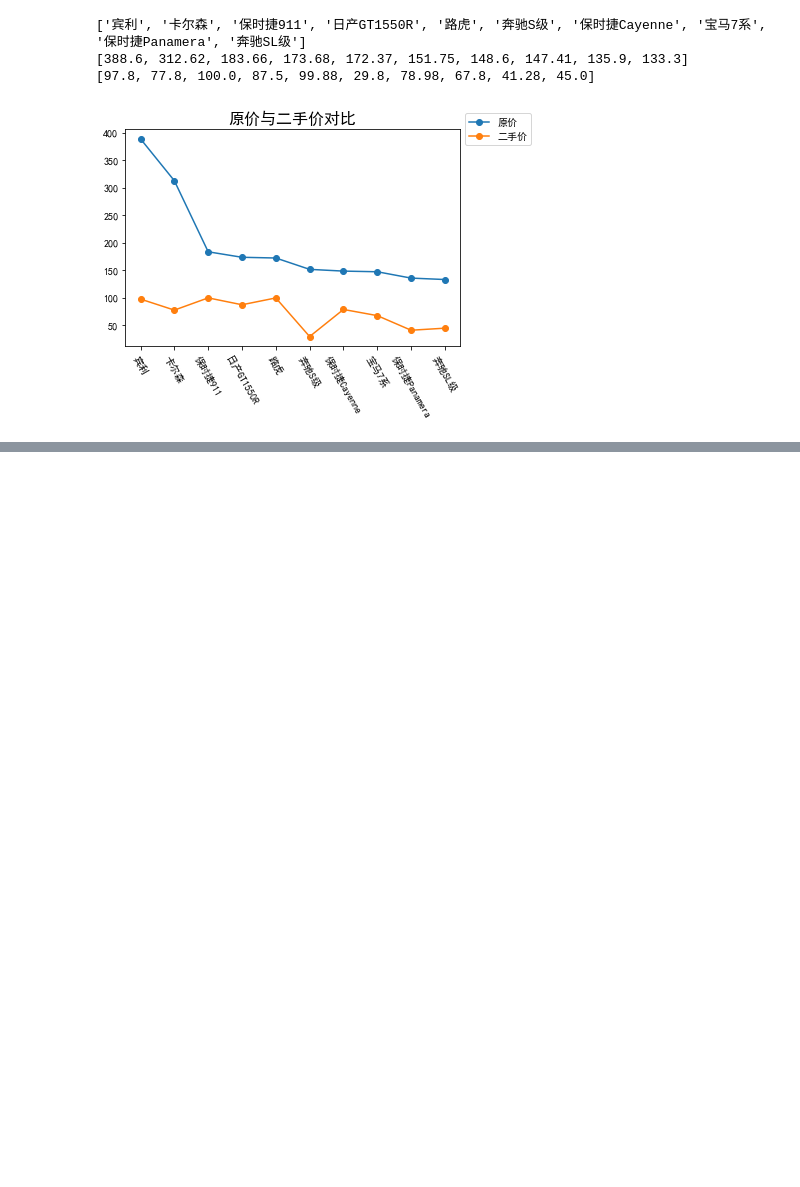
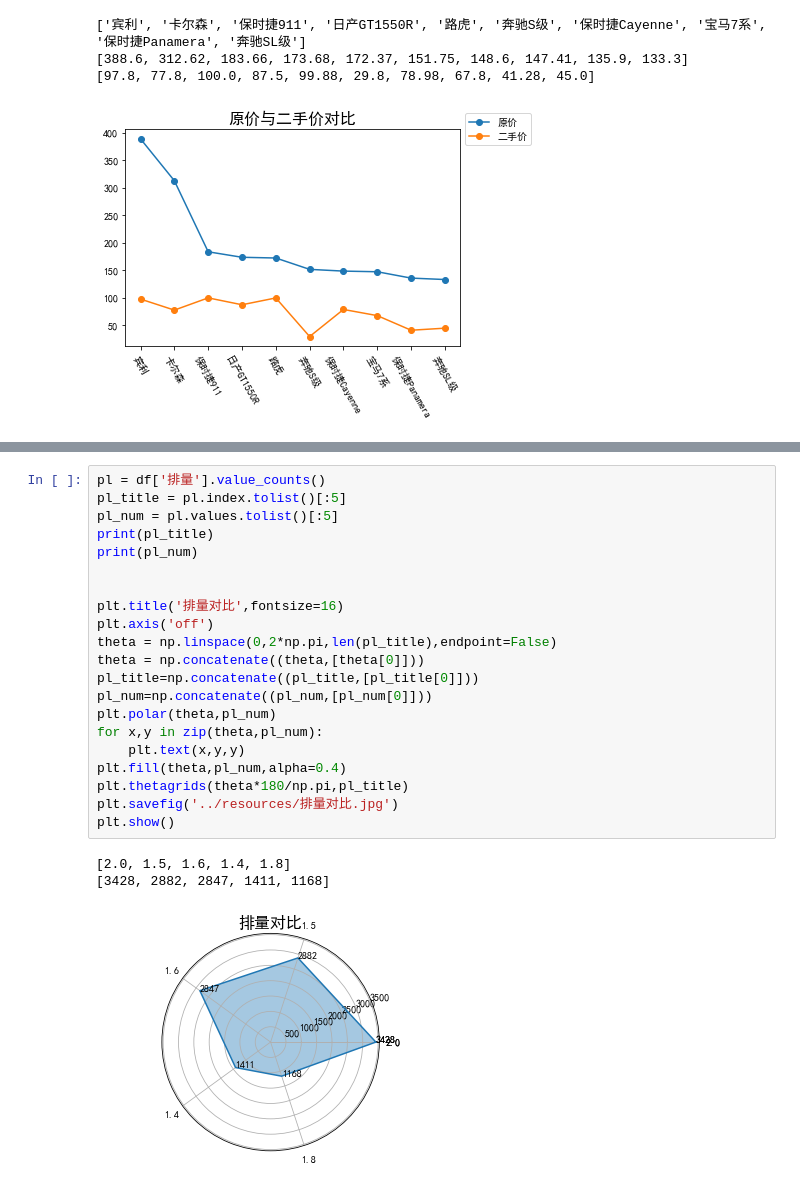
Before and after one commit to yangyezhuang/Python, a Jupyter notebook: Python数据分析/二手车实战/src/car.ipynb, the cells around one changed output, grey strips where cells are left out. Drawn from its saved outputs; the diff is of its cells as text; blank space fills up the shorter version.

```diff
--- a/Python数据分析/二手车实战/src/car.ipynb
+++ b/Python数据分析/二手车实战/src/car.ipynb
@@ -174,0 +175,25 @@ plt.show()
+# %%
+pl = df['排量'].value_counts()
+pl_title = pl.index.tolist()[:5]
+pl_num = pl.values.tolist()[:5]
+print(pl_title)
+print(pl_num)
+
+
+plt.title('排量对比',fontsize=16)
+plt.axis('off')
+theta = np.linspace(0,2*np.pi,len(pl_title),endpoint=False)
+theta = np.concatenate((theta,[theta[0]]))
+pl_title=np.concatenate((pl_title,[pl_title[0]]))
+pl_num=np.concatenate((pl_num,[pl_num[0]]))
+plt.polar(theta,pl_num)
+for x,y in zip(theta,pl_num):
+    plt.text(x,y,y)
+plt.fill(theta,pl_num,alpha=0.4)
+plt.thetagrids(theta*180/np.pi,pl_title)
+plt.savefig('../resources/排量对比.jpg')
+plt.show()
+# %% [output]
+[2.0, 1.5, 1.6, 1.4, 1.8]
+[3428, 2882, 2847, 1411, 1168]
+[figure, added]
```
Also changed, not shown: parts of 1 cell of this notebook.
